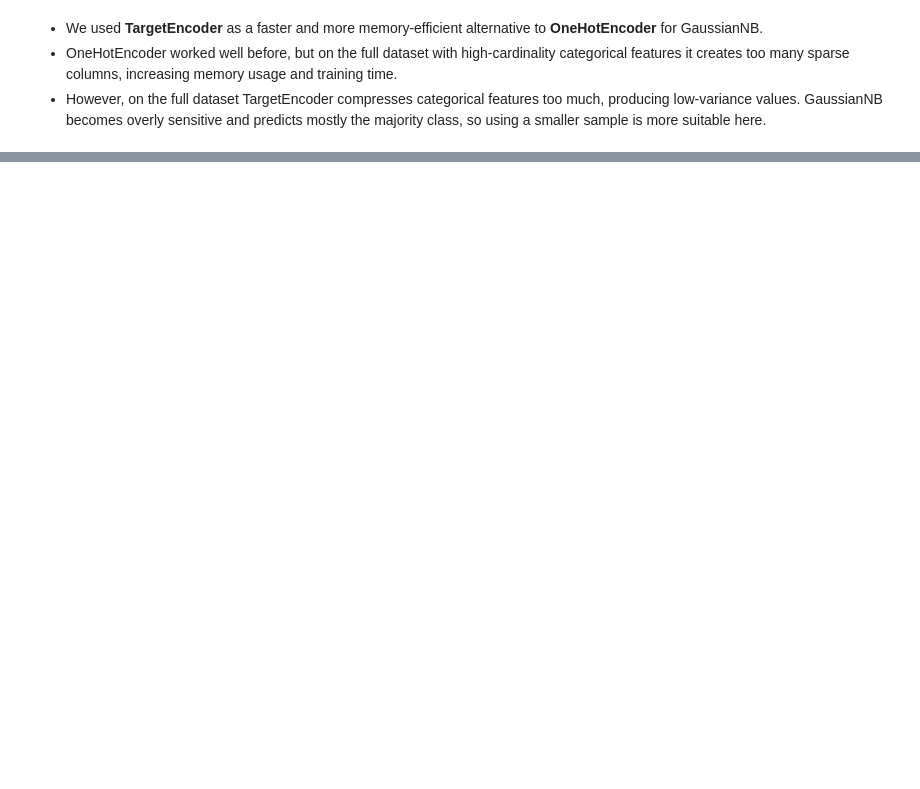
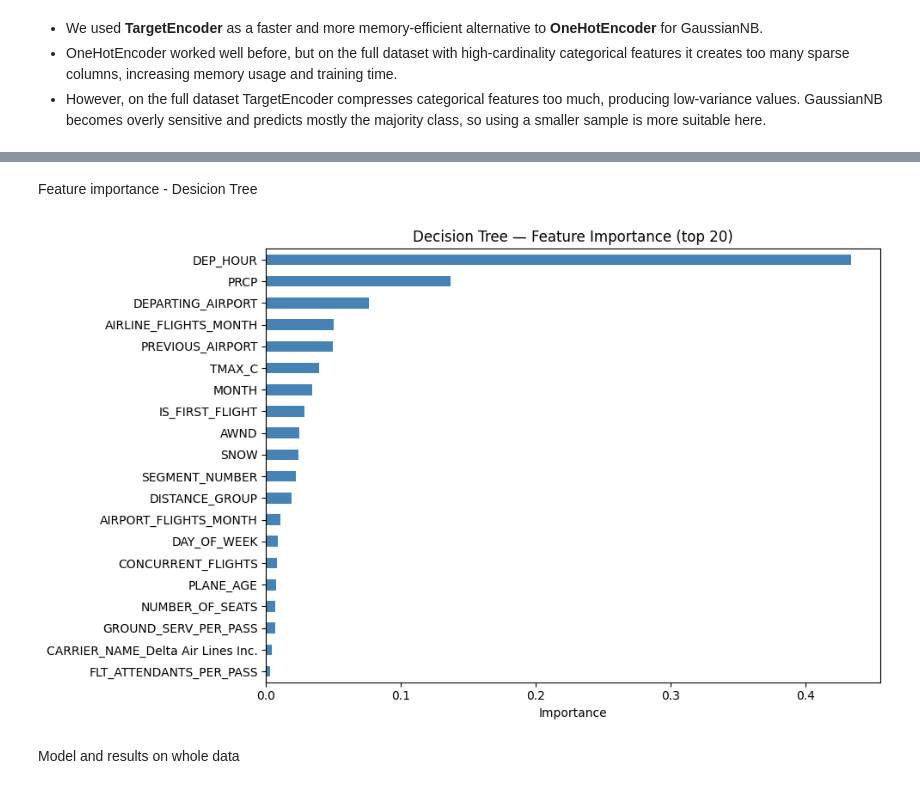
Before and after one commit to AlinaYakubova/ml-flight-felay-prediction, a Jupyter notebook: flight_delay_prediction.ipynb, the cells around one changed output, grey strips where cells are left out. Cells and saved outputs as stored; diff of their text form; code cells hidden in the pictures; blank space fills up the shorter version.

```diff
--- a/flight_delay_prediction.ipynb
+++ b/flight_delay_prediction.ipynb
@@ -1561,0 +1673,45 @@ plt.show()
+# %%
+def get_feature_importance(pipeline, numeric_features, low_cardinality_features, high_cardinality_features, top_n=20):
+    """
+    Extract feature importances from a fitted pipeline with ColumnTransformer.
+    Reconstructs full feature names including OHE-expanded columns
+    and returns top_n features sorted by importance descending.
+    """
+    ohe_features = (
+        pipeline.named_steps["preprocessing"]
+        .named_transformers_["ohe"]
+        .get_feature_names_out(low_cardinality_features)
+        .tolist()
+    )
+    feature_names = numeric_features + ohe_features + high_cardinality_features
+    importances = pipeline.named_steps["model"].feature_importances_
+    return (
+        pd.Series(importances, index=feature_names)
+        .sort_values(ascending=False)
+        .head(top_n)
+    )
+# %%
+def plot_feature_importance(fi, title="Feature Importance"):
+    """Plot horizontal bar chart of feature importances sorted descending."""
+    fig, ax = plt.subplots(figsize=(10, 6))
+    fi.plot(kind="barh", ax=ax, color="steelblue")
+    ax.invert_yaxis()
+    ax.set_title(title)
+    ax.set_xlabel("Importance")
+    plt.tight_layout()
+    plt.show()
+# %% [markdown]
+Feature importance - Desicion Tree
+# %%
+dt_fi = get_feature_importance(
+    dt_pipeline,
+    dt_numeric_features,
+    dt_low_cardinality_features,
+    dt_high_cardinality_features,
+)
+# %%
+plot_feature_importance(dt_fi, title="Decision Tree — Feature Importance (top 20)")
+# %% [output]
+[figure, added]
+# %% [markdown]
+Model and results on whole data
```
Also changed, not shown: parts of 128 cells of this notebook, 1 other file.
